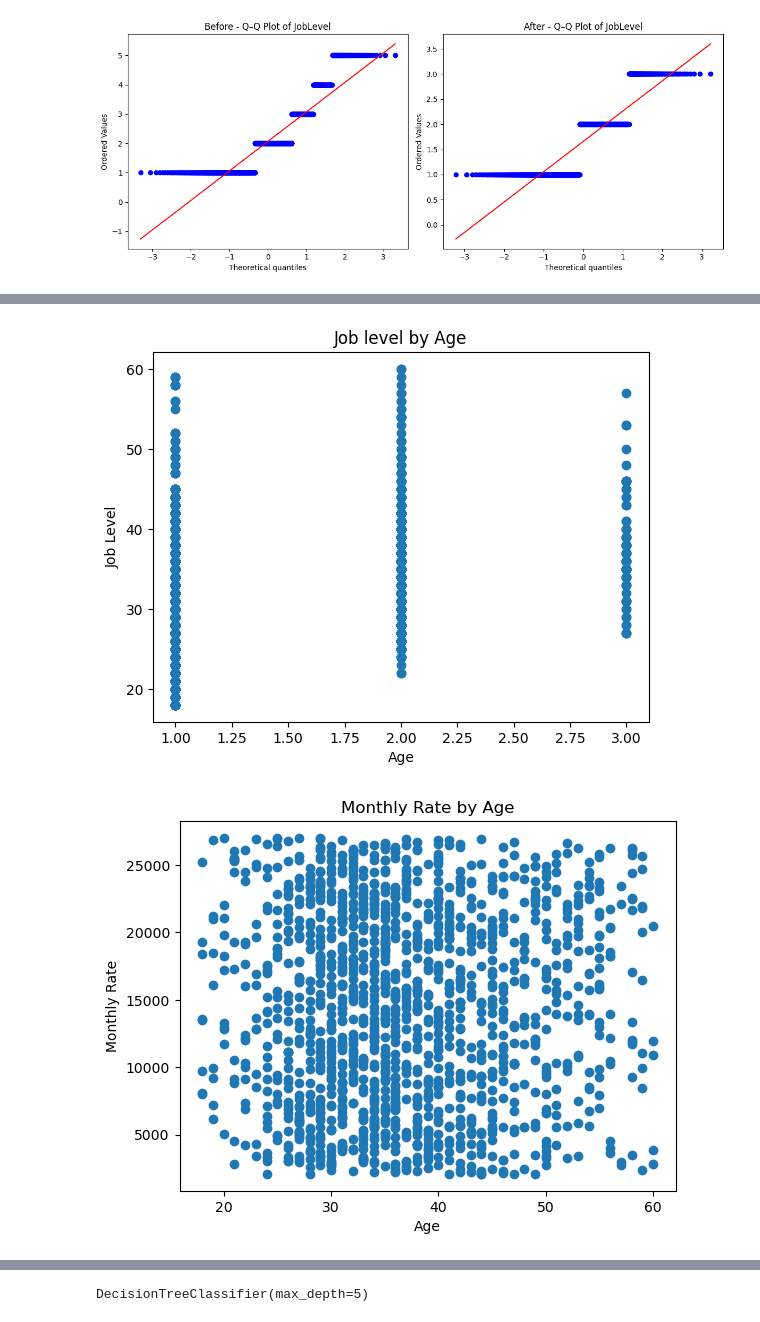
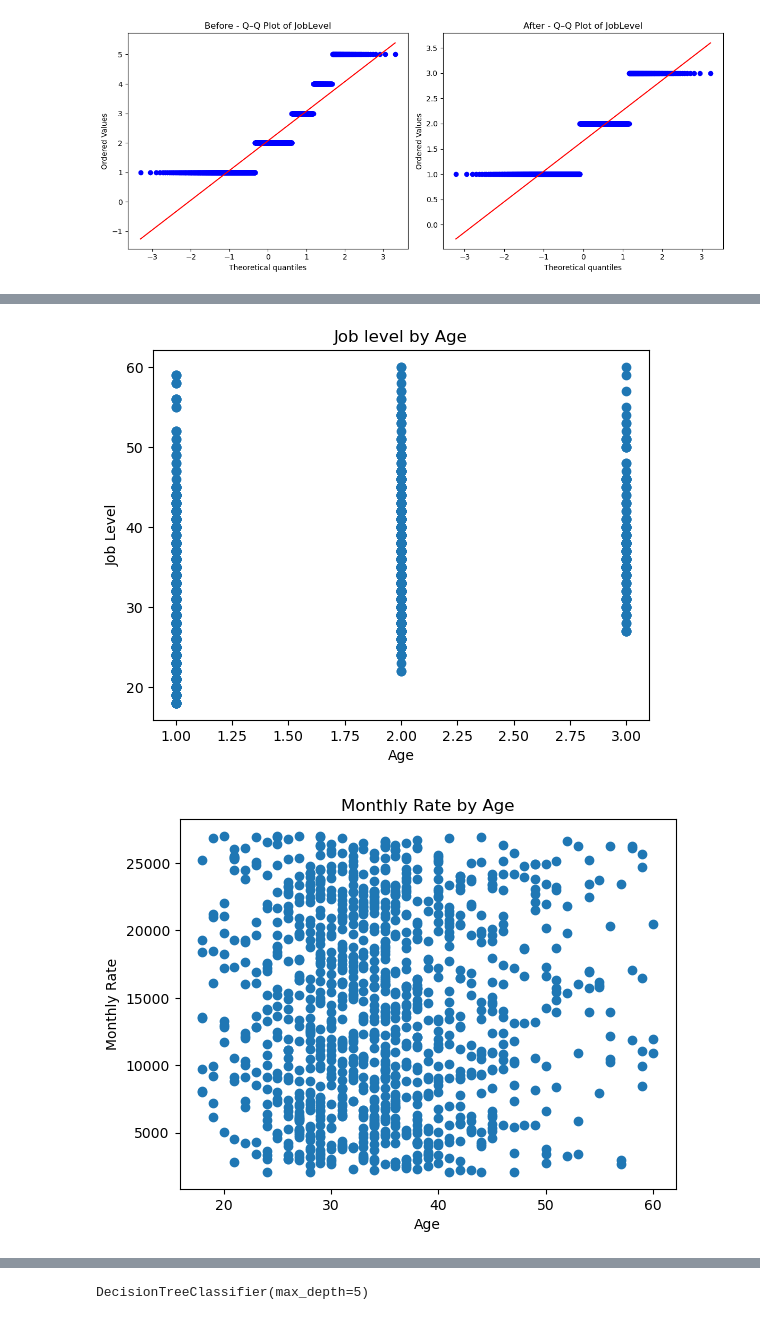
Before and after one commit to OttoDyva/MP3-Prediction-by-Machine-Learning, a Jupyter notebook: MachineLearning.ipynb, the cells around one changed output, grey strips where cells are left out. Drawn from its saved outputs; the diff is of its cells as text; code cells hidden in the pictures.

```diff
--- a/MachineLearning.ipynb
+++ b/MachineLearning.ipynb
@@ -169,5 +169,5 @@ print(data['Over18'].unique())
 # %%
-data.drop(['Over18'], axis=1, inplace=True)
+df.drop(['Over18'], axis=1, inplace=True)
 # %%
 object_cols = df.select_dtypes(include='object').columns
 
@@ -311,15 +311,15 @@ plt.xlabel('Age')
 plt.ylabel('Job Level')
 plt.show()
 # %% [output]
-[figure, old version]
+[figure, new version]
 # %%
-plt.scatter(data['Age'], data['MonthlyRate'],  marker="o", picker=True)
+plt.scatter(df['Age'], df['MonthlyRate'],  marker="o", picker=True)
 plt.title(f'Monthly Rate by Age')
 plt.xlabel('Age')
 plt.ylabel('Monthly Rate')
 plt.show()
 # %% [output]
-[figure, old version]
+[figure, new version]
 # %%
 import math
 
```
Also changed, not shown: parts of 38 cells of this notebook, 1 other file.
